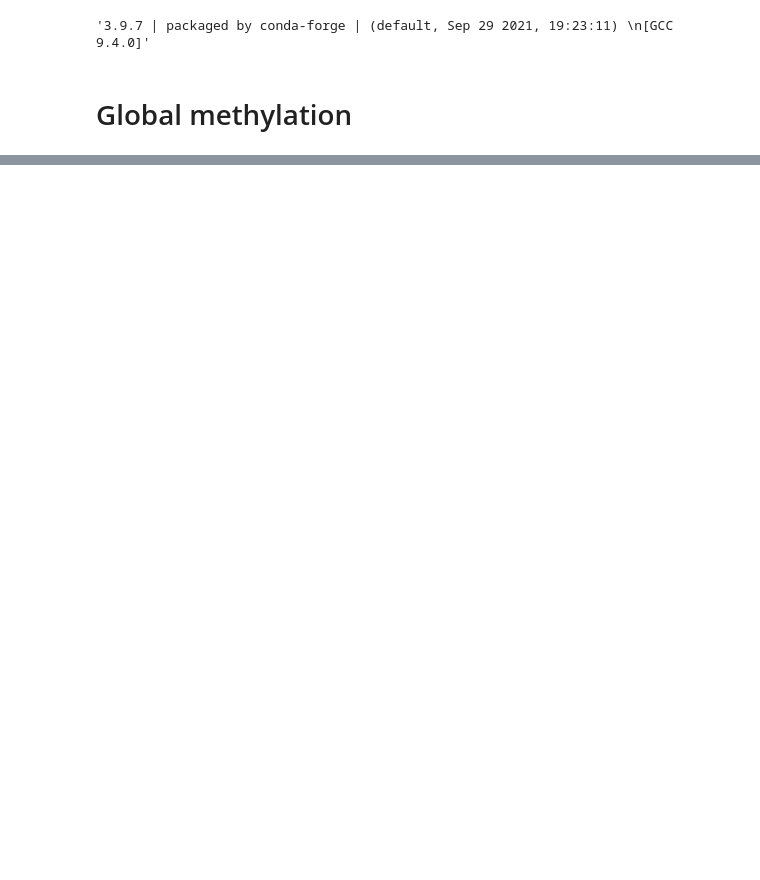
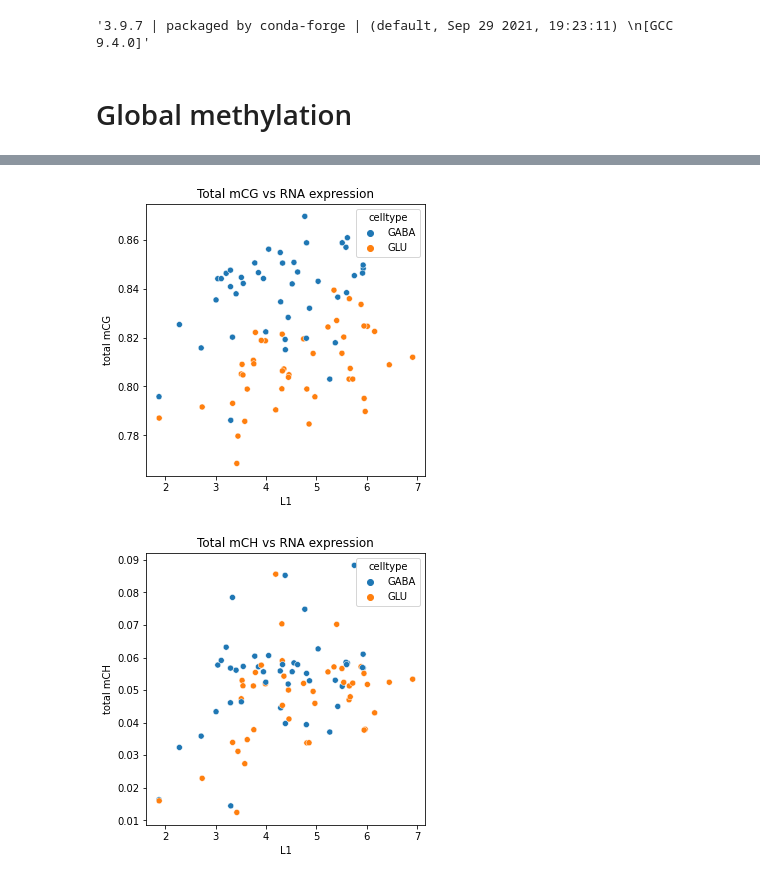
Before and after one commit to dmnburrows/te_methylation_ageing, a Jupyter notebook: meth_analysis.ipynb, the cells around one changed output, grey strips where cells are left out. Saved outputs shown, nothing was run; the diff lists cells and outputs as text; code cells hidden in the pictures; blank space fills up the shorter version.

```diff
--- a/meth_analysis.ipynb
+++ b/meth_analysis.ipynb
@@ -312,0 +155,25 @@ Name: type, dtype: object
+# %%
+def groupby_coarse(curr_df, name):
+    ind = [x for x,i in enumerate(curr_df.index) if name in i]#l1 ind
+    cpm_v = [np.mean(curr_df.iloc[ind][i])for i in int_list]
+    return(cpm_v)
+# %%
+#======================
+# RNA VS METHYLATION
+#======================
+
+#Filter low CPM RNA data
+thresh = 1
+ind = np.mean(rna_df, axis=1) >thresh #indeces of ones to keep
+curr_df = rna_df.loc[ind]
+# %%
+#Append RNA data to methylation dataframe
+#----------------------------------------------------------
+#Find intersection between RNA and methylation data
+int_list = np.intersect1d(curr_df.columns, meth_df['Sample ID'].unique())
+meth_rna_df = pd.DataFrame()
+for i in int_list:
+    meth_rna_df = pd.concat([meth_rna_df, cmeth_df[cmeth_df['Sample ID']==i]], axis=0)
+meth_rna_df['L1'] = groupby_coarse(curr_df, 'L1')
+meth_rna_df['Alu'] = groupby_coarse(curr_df, 'Alu')
+meth_rna_df['SVA'] = groupby_coarse(curr_df, 'SVA')
@@ -312,0 +196,15 @@ Name: type, dtype: object
+# %%
+#Plot total methylation against RNA expression
+import seaborn as sns
+fig,ax = plt.subplots(figsize=(5, 5))
+plt.title('Total mCG vs RNA expression')
+sns.scatterplot(data=meth_rna_df, x="L1", y="total mCG", hue="celltype")
+plt.show()
+
+fig,ax = plt.subplots(figsize=(5, 5))
+plt.title('Total mCH vs RNA expression')
+sns.scatterplot(data=meth_rna_df, x="L1", y="total mCH", hue="celltype")
+plt.show()
+# %% [output]
+[figure, added]
+[figure, added]
```
Also changed, not shown: parts of 41 cells of this notebook, 3 other files.
